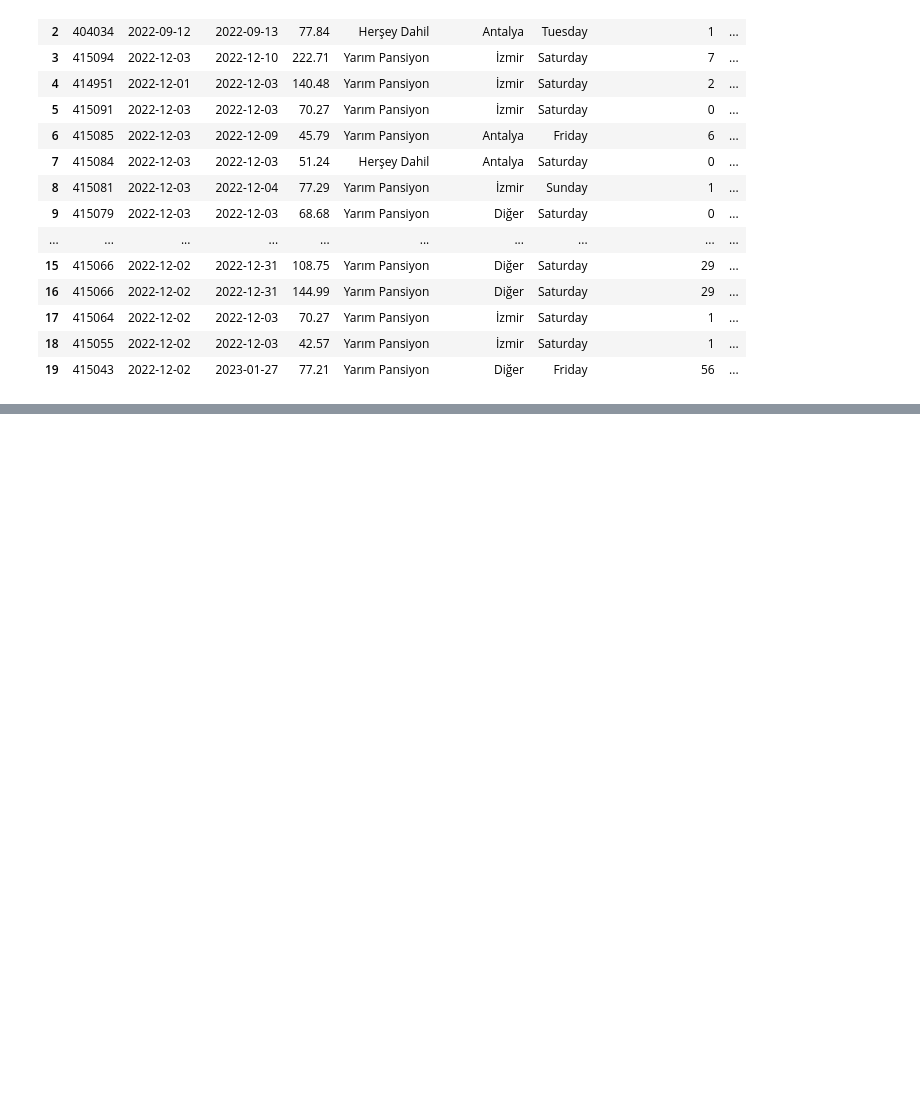
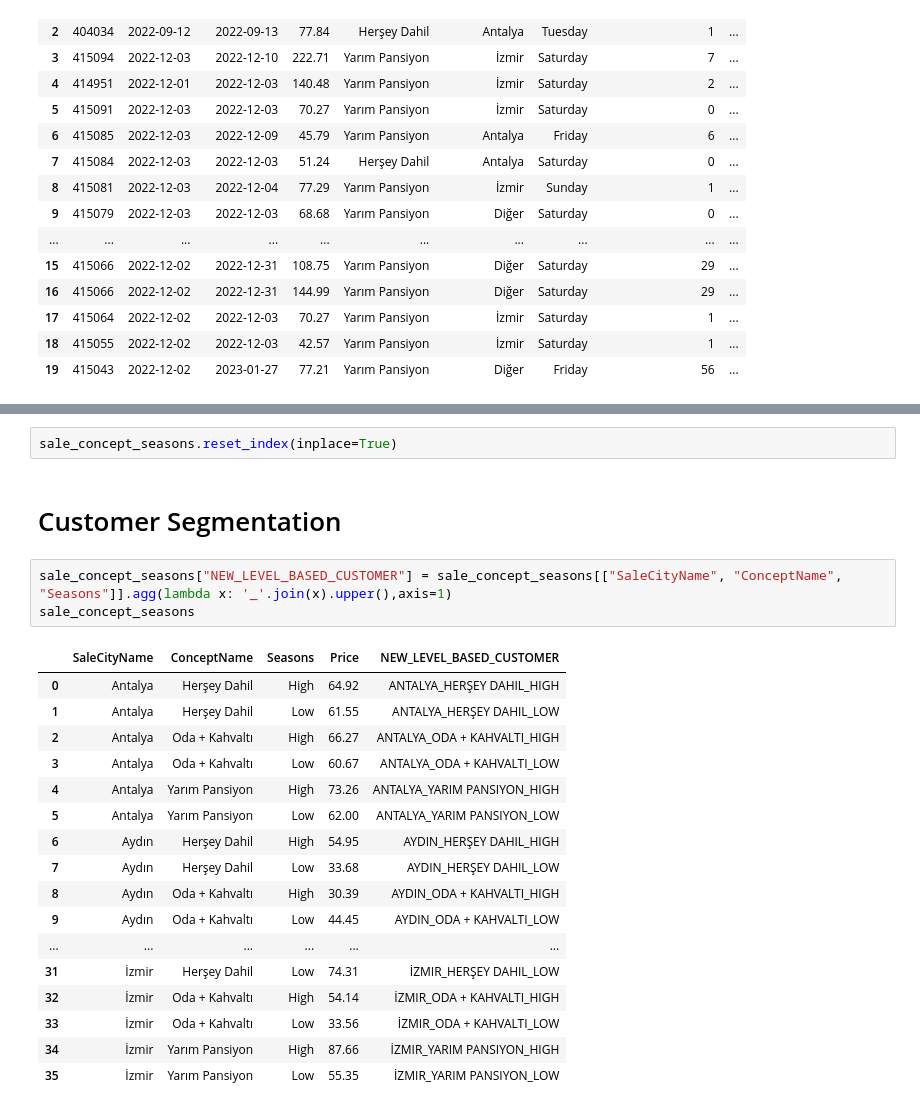
Before and after one commit to osmanacar/gezinomi, a Jupyter notebook: gezinomi-rule-based.ipynb, the cells around one changed output, grey strips where cells are left out. Drawn from its saved outputs; the diff is of its cells as text; blank space fills up the shorter version.

```diff
--- a/gezinomi-rule-based.ipynb
+++ b/gezinomi-rule-based.ipynb
@@ -258,0 +286,25 @@ customer_category.plot(kind="barh",color="gold")
+# %%
+sale_concept_seasons.reset_index(inplace=True)
+# %% [markdown]
+# Customer Segmentation
+# %%
+sale_concept_seasons["NEW_LEVEL_BASED_CUSTOMER"] = sale_concept_seasons[["SaleCityName", "ConceptName", "Seasons"]].agg(lambda x: '_'.join(x).upper(),axis=1)
+sale_concept_seasons
+# %% [output]
+|  | SaleCityName | ConceptName | Seasons | Price | NEW_LEVEL_BASED_CUSTOMER |
+| 0 | Antalya | Herşey Dahil | High | 64.92 | ANTALYA_HERŞEY DAHIL_HIGH |
+| 1 | Antalya | Herşey Dahil | Low | 61.55 | ANTALYA_HERŞEY DAHIL_LOW |
+| 2 | Antalya | Oda + Kahvaltı | High | 66.27 | ANTALYA_ODA + KAHVALTI_HIGH |
+| 3 | Antalya | Oda + Kahvaltı | Low | 60.67 | ANTALYA_ODA + KAHVALTI_LOW |
+| 4 | Antalya | Yarım Pansiyon | High | 73.26 | ANTALYA_YARIM PANSIYON_HIGH |
+| 5 | Antalya | Yarım Pansiyon | Low | 62.00 | ANTALYA_YARIM PANSIYON_LOW |
+| 6 | Aydın | Herşey Dahil | High | 54.95 | AYDIN_HERŞEY DAHIL_HIGH |
+| 7 | Aydın | Herşey Dahil | Low | 33.68 | AYDIN_HERŞEY DAHIL_LOW |
+| 8 | Aydın | Oda + Kahvaltı | High | 30.39 | AYDIN_ODA + KAHVALTI_HIGH |
+| 9 | Aydın | Oda + Kahvaltı | Low | 44.45 | AYDIN_ODA + KAHVALTI_LOW |
+| ... | ... | ... | ... | ... | ... |
+| 31 | İzmir | Herşey Dahil | Low | 74.31 | İZMIR_HERŞEY DAHIL_LOW |
+| 32 | İzmir | Oda + Kahvaltı | High | 54.14 | İZMIR_ODA + KAHVALTI_HIGH |
+| 33 | İzmir | Oda + Kahvaltı | Low | 33.56 | İZMIR_ODA + KAHVALTI_LOW |
+| 34 | İzmir | Yarım Pansiyon | High | 87.66 | İZMIR_YARIM PANSIYON_HIGH |
+| 35 | İzmir | Yarım Pansiyon | Low | 55.35 | İZMIR_YARIM PANSIYON_LOW |
```
Also changed, not shown: parts of 23 cells of this notebook.
